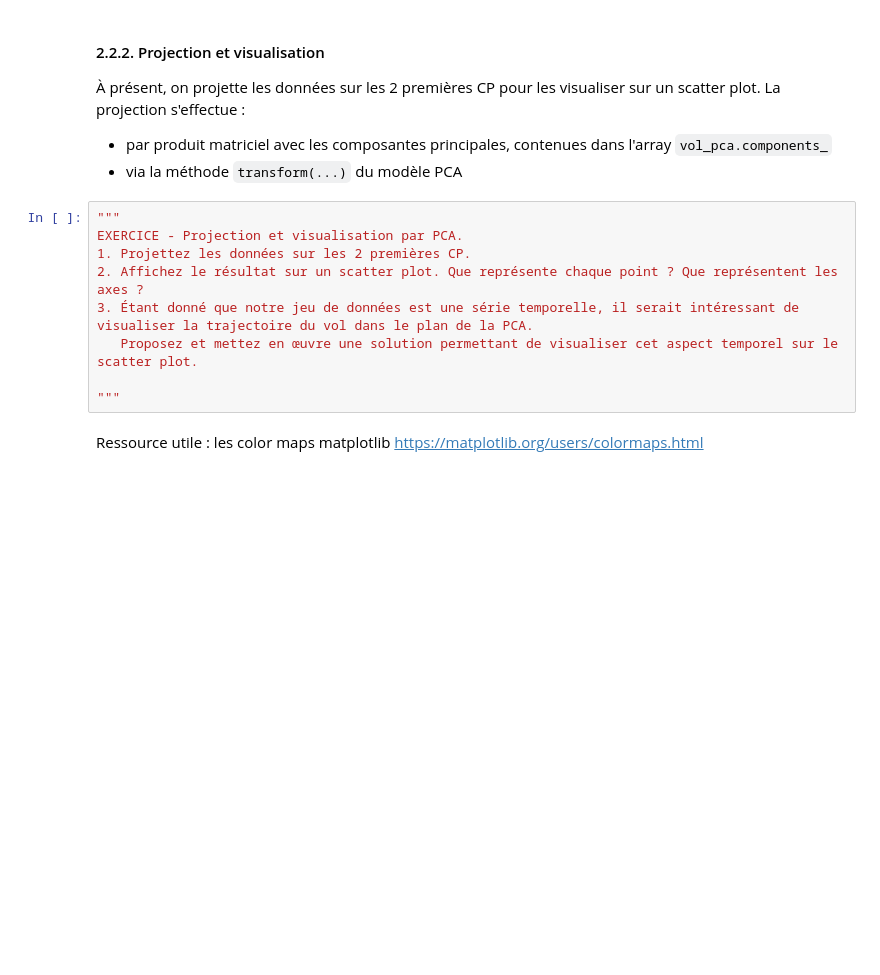
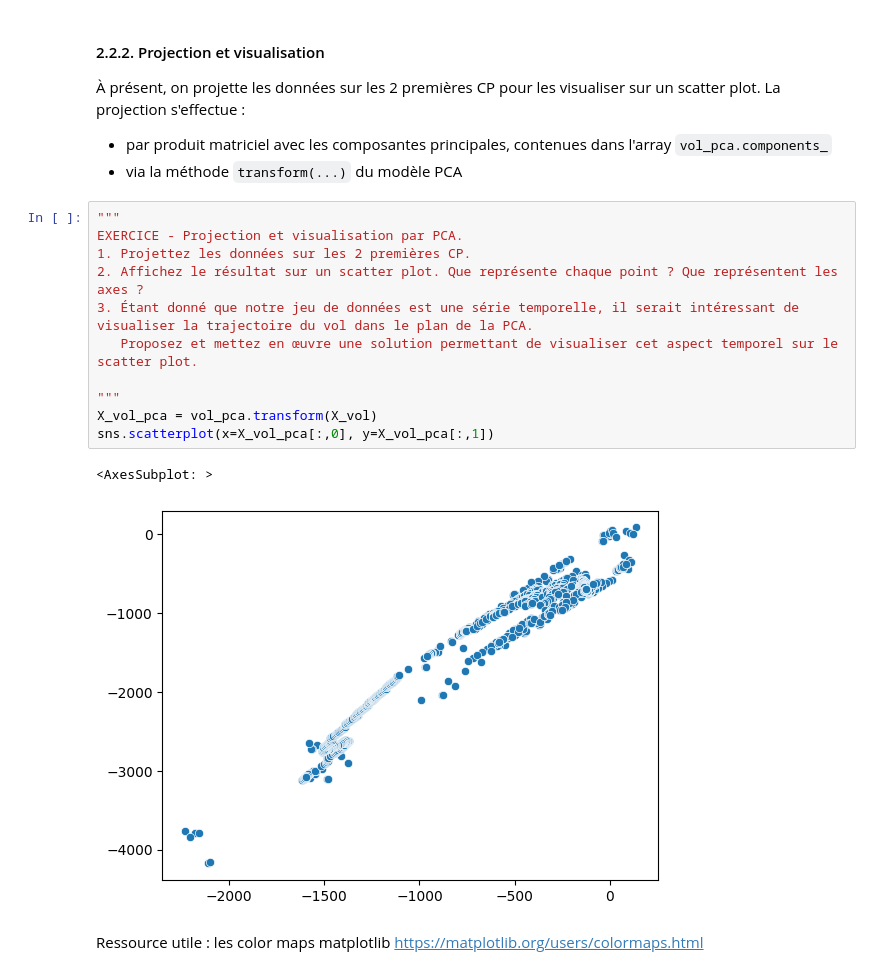
Before and after one commit to wills31415/friendly-pancake, a Jupyter notebook: td2/TD2.ipynb, the cells around one changed output. Drawn from its saved outputs; the diff is of its cells as text; blank space fills up the shorter version.

```diff
--- a/td2/TD2.ipynb
+++ b/td2/TD2.ipynb
@@ -404,12 +415,17 @@ EXERCICE - Étude de la variance expliquée
 # %%
 """
 EXERCICE - Projection et visualisation par PCA.
 1. Projettez les données sur les 2 premières CP.
 2. Affichez le résultat sur un scatter plot. Que représente chaque point ? Que représentent les axes ?
 3. Étant donné que notre jeu de données est une série temporelle, il serait intéressant de visualiser la trajectoire du vol dans le plan de la PCA.
    Proposez et mettez en œuvre une solution permettant de visualiser cet aspect temporel sur le scatter plot.
 
 """
+X_vol_pca = vol_pca.transform(X_vol)
+sns.scatterplot(x=X_vol_pca[:,0], y=X_vol_pca[:,1])
+# %% [output]
+<AxesSubplot: >
+[figure, added]
 # %% [markdown]
 Ressource utile : les color maps matplotlib https://matplotlib.org/users/colormaps.html
 # %%
```
Also changed, not shown: parts of 8 cells of this notebook, 9 other files.
